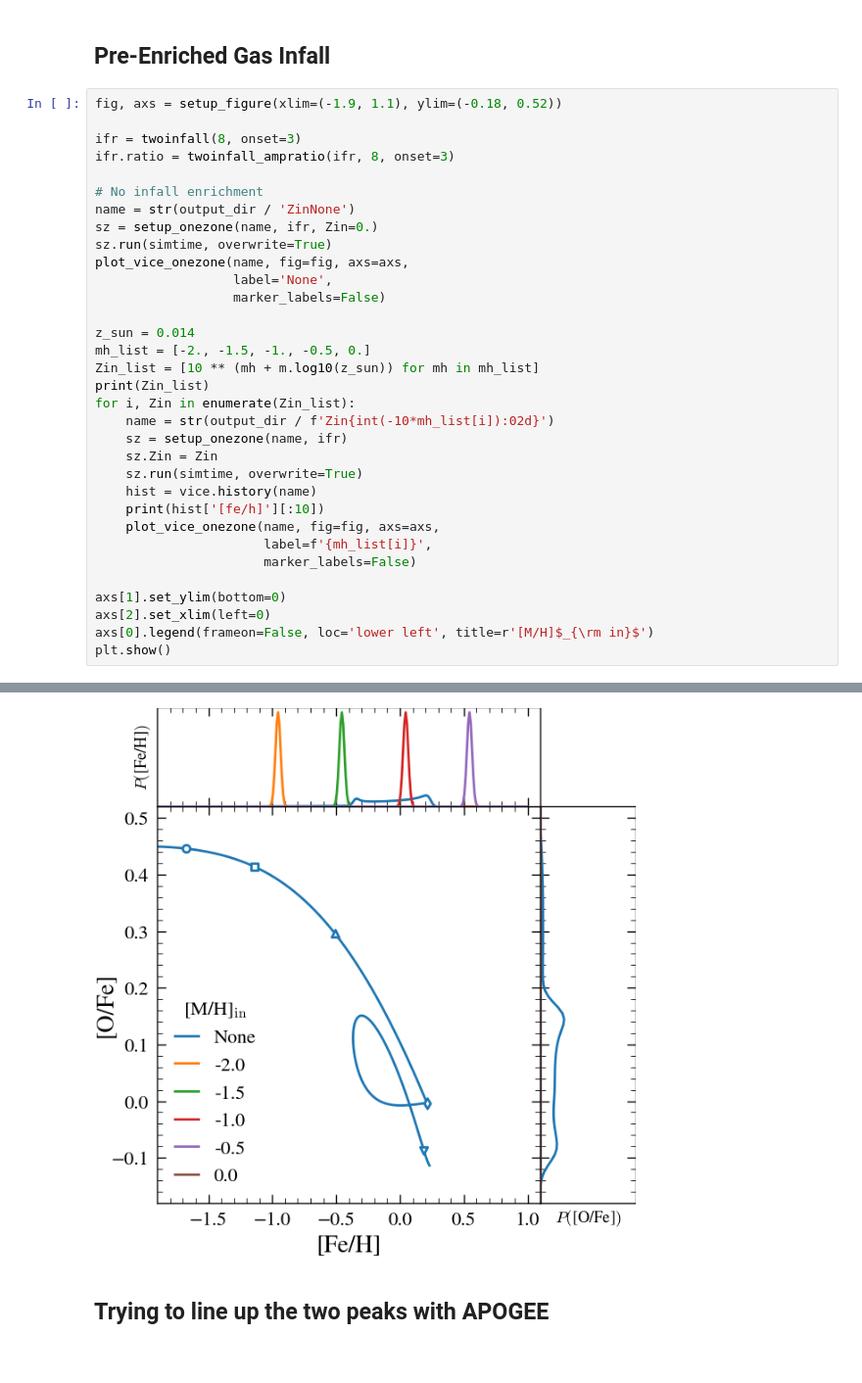
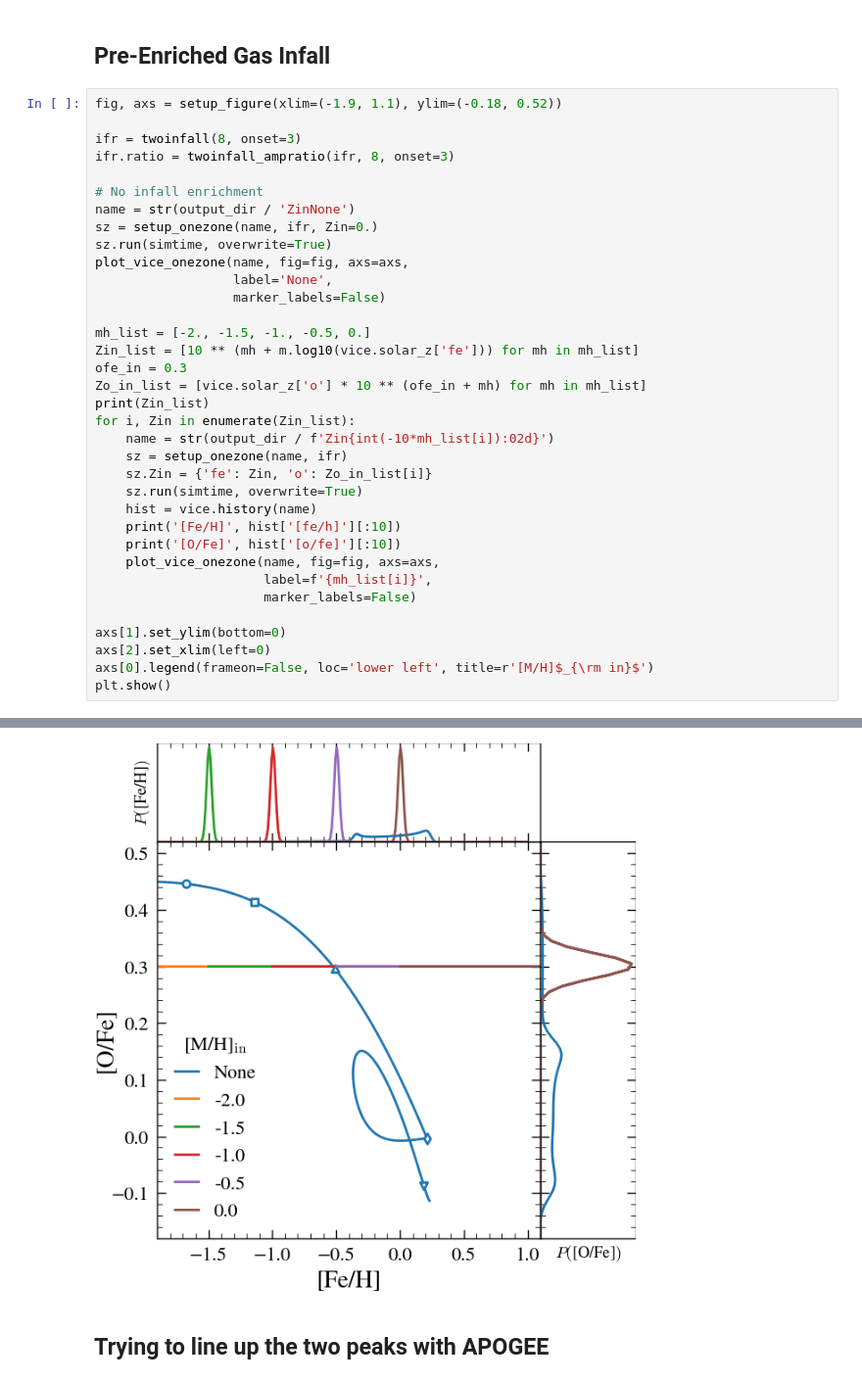
Before and after one commit to lodubay/twoinfall, a Jupyter notebook: src/scripts/onezone_params.ipynb, the cells around one changed output, grey strips where cells are left out. Shown at 98% size. Cells and saved outputs as stored; diff of their text form.

```diff
--- a/src/scripts/onezone_params.ipynb
+++ b/src/scripts/onezone_params.ipynb
@@ -356,17 +368,19 @@ plot_vice_onezone(name, fig=fig, axs=axs,
                   label='None',
                   marker_labels=False)
 
-z_sun = 0.014
 mh_list = [-2., -1.5, -1., -0.5, 0.]
-Zin_list = [10 ** (mh + m.log10(z_sun)) for mh in mh_list]
+Zin_list = [10 ** (mh + m.log10(vice.solar_z['fe'])) for mh in mh_list]
+ofe_in = 0.3
+Zo_in_list = [vice.solar_z['o'] * 10 ** (ofe_in + mh) for mh in mh_list]
 print(Zin_list)
 for i, Zin in enumerate(Zin_list):
     name = str(output_dir / f'Zin{int(-10*mh_list[i]):02d}')
     sz = setup_onezone(name, ifr)
-    sz.Zin = Zin
+    sz.Zin = {'fe': Zin, 'o': Zo_in_list[i]}
     sz.run(simtime, overwrite=True)
     hist = vice.history(name)
-    print(hist['[fe/h]'][:10])
+    print('[Fe/H]', hist['[fe/h]'][:10])
+    print('[O/Fe]', hist['[o/fe]'][:10])
     plot_vice_onezone(name, fig=fig, axs=axs,
                       label=f'{mh_list[i]}',
                       marker_labels=False)
@@ -385,4 +404,4 @@ plt.show()
-[figure, old version]
+[figure, new version]
 # %% [markdown]
 ## Trying to line up the two peaks with APOGEE
 # %%
```
Also changed, not shown: parts of 3 cells of this notebook.
